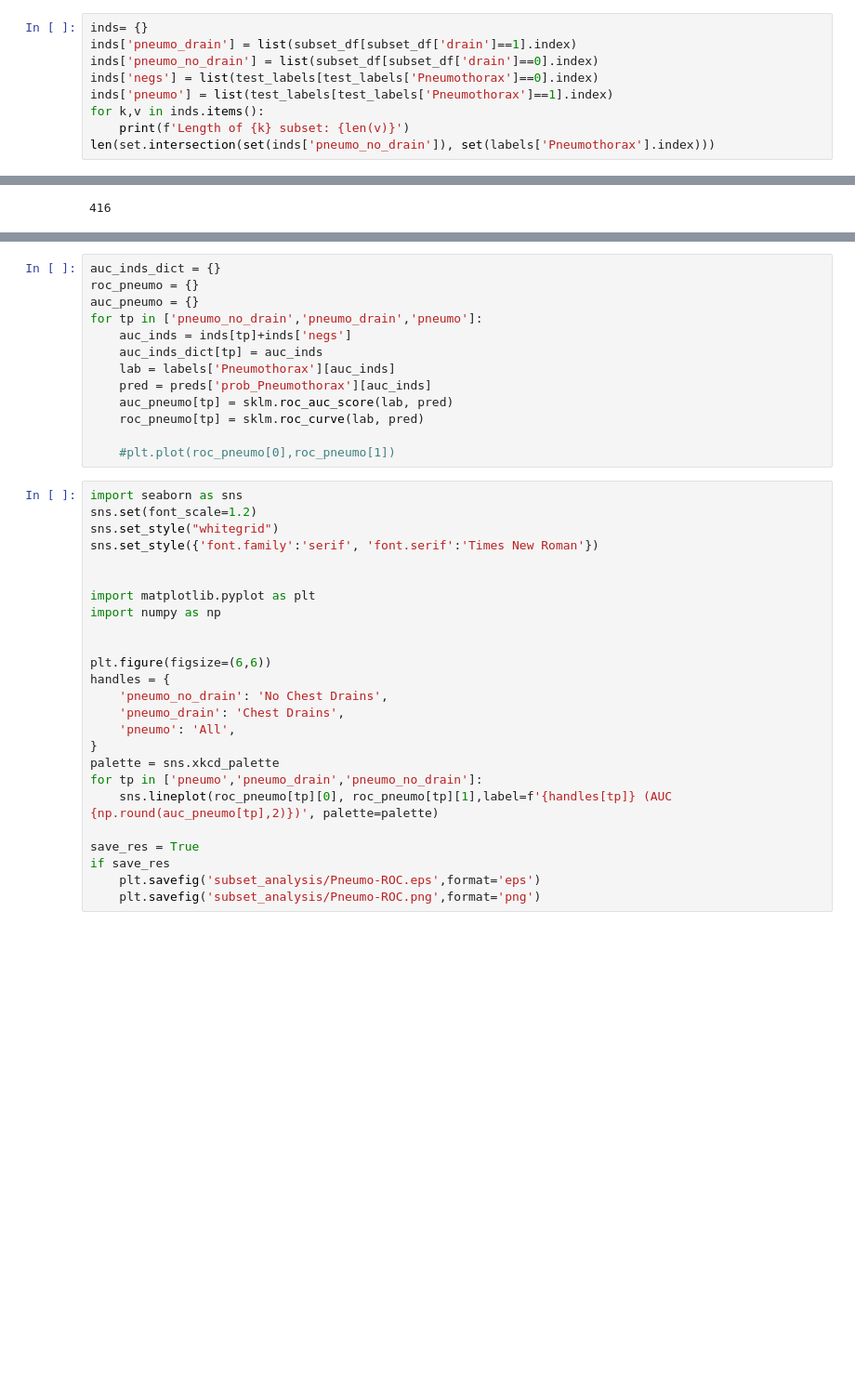
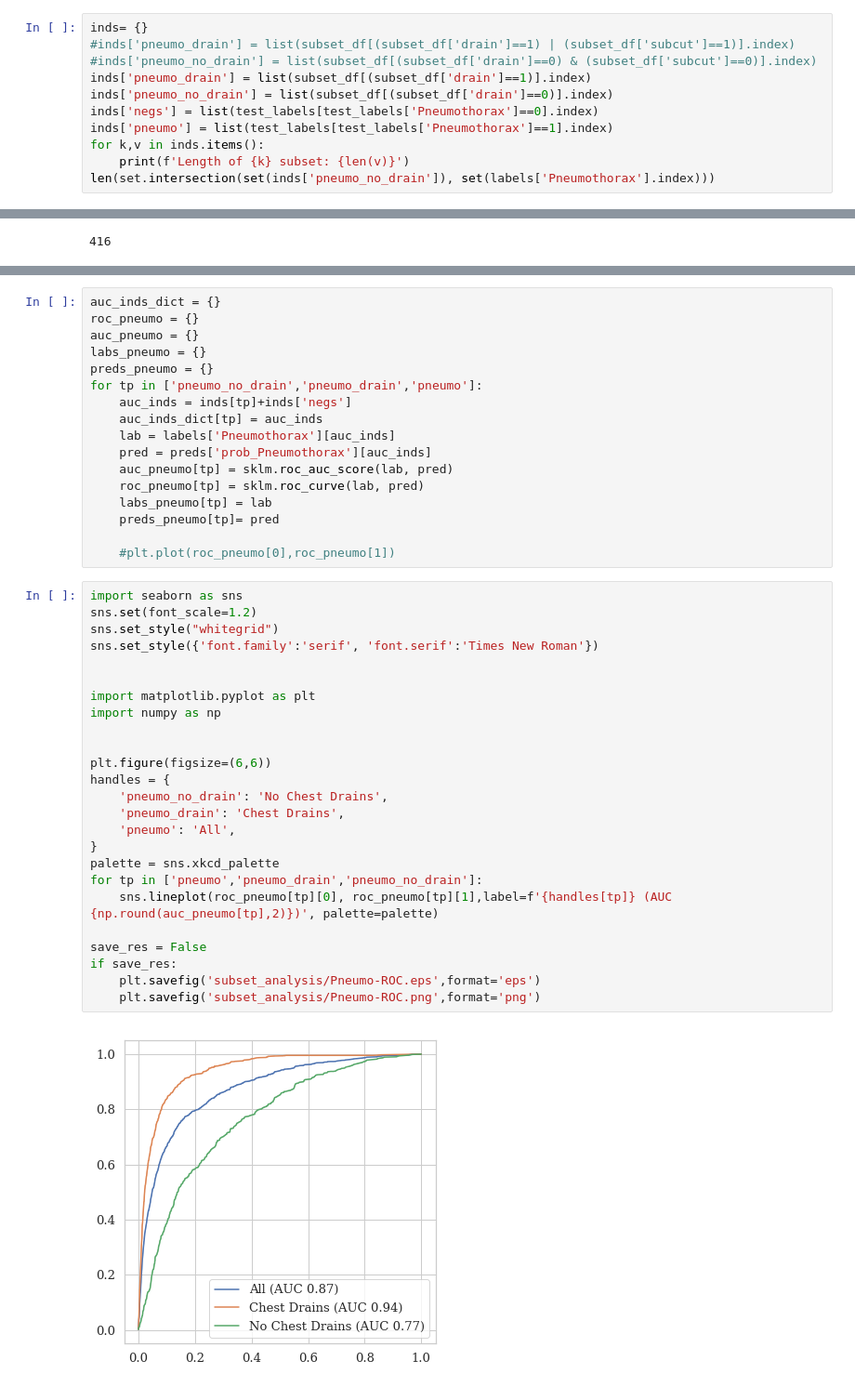
Before and after one commit to jdunnmon/reproduce-chexnet, a Jupyter notebook: Explore_Predictions-Subset.ipynb, the cells around one changed output, grey strips where cells are left out. Shown at 93% size. Cells and saved outputs as stored; diff of their text form; blank space fills up the shorter version.

```diff
--- a/Explore_Predictions-Subset.ipynb
+++ b/Explore_Predictions-Subset.ipynb
@@ -453,8 +451,10 @@ for _, rw in aucs.iterrows():
     assert(auc == val)
 # %%
 inds= {}
-inds['pneumo_drain'] = list(subset_df[subset_df['drain']==1].index)
-inds['pneumo_no_drain'] = list(subset_df[subset_df['drain']==0].index)
+#inds['pneumo_drain'] = list(subset_df[(subset_df['drain']==1) | (subset_df['subcut']==1)].index)
+#inds['pneumo_no_drain'] = list(subset_df[(subset_df['drain']==0) & (subset_df['subcut']==0)].index)
+inds['pneumo_drain'] = list(subset_df[(subset_df['drain']==1)].index)
+inds['pneumo_no_drain'] = list(subset_df[(subset_df['drain']==0)].index)
 inds['negs'] = list(test_labels[test_labels['Pneumothorax']==0].index)
 inds['pneumo'] = list(test_labels[test_labels['Pneumothorax']==1].index)
 for k,v in inds.items():
@@ -476,6 +476,8 @@ cr
 auc_inds_dict = {}
 roc_pneumo = {}
 auc_pneumo = {}
+labs_pneumo = {}
+preds_pneumo = {}
 for tp in ['pneumo_no_drain','pneumo_drain','pneumo']:
     auc_inds = inds[tp]+inds['negs']
     auc_inds_dict[tp] = auc_inds
@@ -483,30 +485,34 @@ for tp in ['pneumo_no_drain','pneumo_drain','pneumo']:
     pred = preds['prob_Pneumothorax'][auc_inds]
     auc_pneumo[tp] = sklm.roc_auc_score(lab, pred)
     roc_pneumo[tp] = sklm.roc_curve(lab, pred)
+    labs_pneumo[tp] = lab
+    preds_pneumo[tp]= pred
 
     #plt.plot(roc_pneumo[0],roc_pneumo[1])
 # %%
 import seaborn as sns
 sns.set(font_scale=1.2)
 sns.set_style("whitegrid")
 sns.set_style({'font.family':'serif', 'font.serif':'Times New Roman'})
 
 
 import matplotlib.pyplot as plt
 import numpy as np
 
 
 plt.figure(figsize=(6,6))
 handles = {
     'pneumo_no_drain': 'No Chest Drains',
     'pneumo_drain': 'Chest Drains',
     'pneumo': 'All',
 }
 palette = sns.xkcd_palette
 for tp in ['pneumo','pneumo_drain','pneumo_no_drain']:
     sns.lineplot(roc_pneumo[tp][0], roc_pneumo[tp][1],label=f'{handles[tp]} (AUC {np.round(auc_pneumo[tp],2)})', palette=palette)
 
-save_res = True
-if save_res
+save_res = False
+if save_res:
     plt.savefig('subset_analysis/Pneumo-ROC.eps',format='eps')
     plt.savefig('subset_analysis/Pneumo-ROC.png',format='png')
+# %% [output]
+[figure, added]
```
Also changed, not shown: parts of 15 cells of this notebook.
